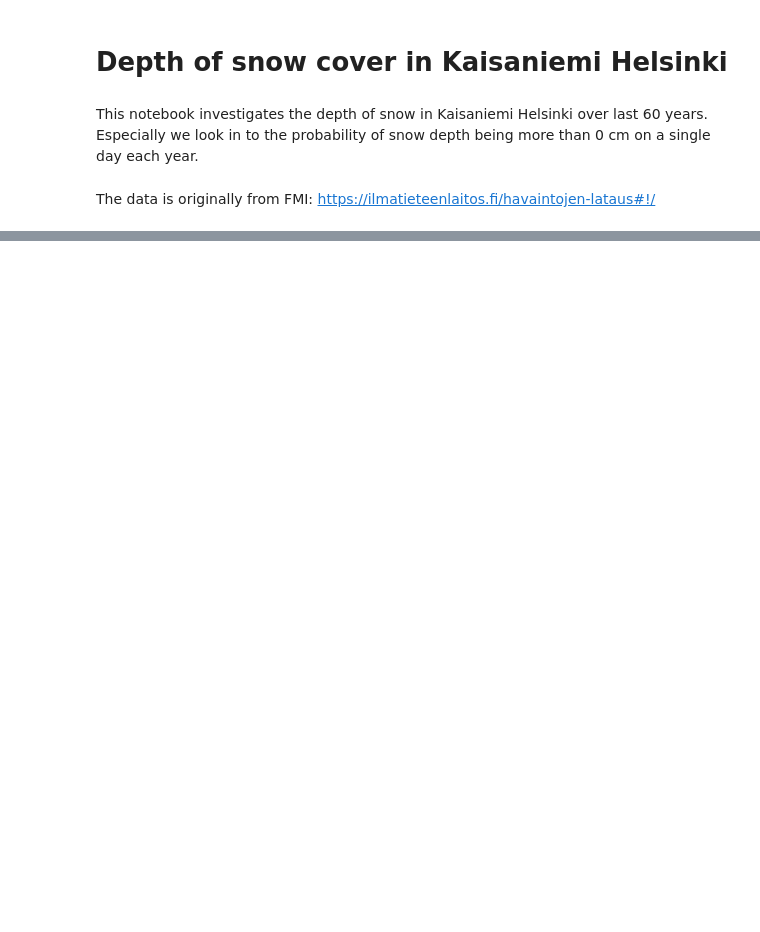
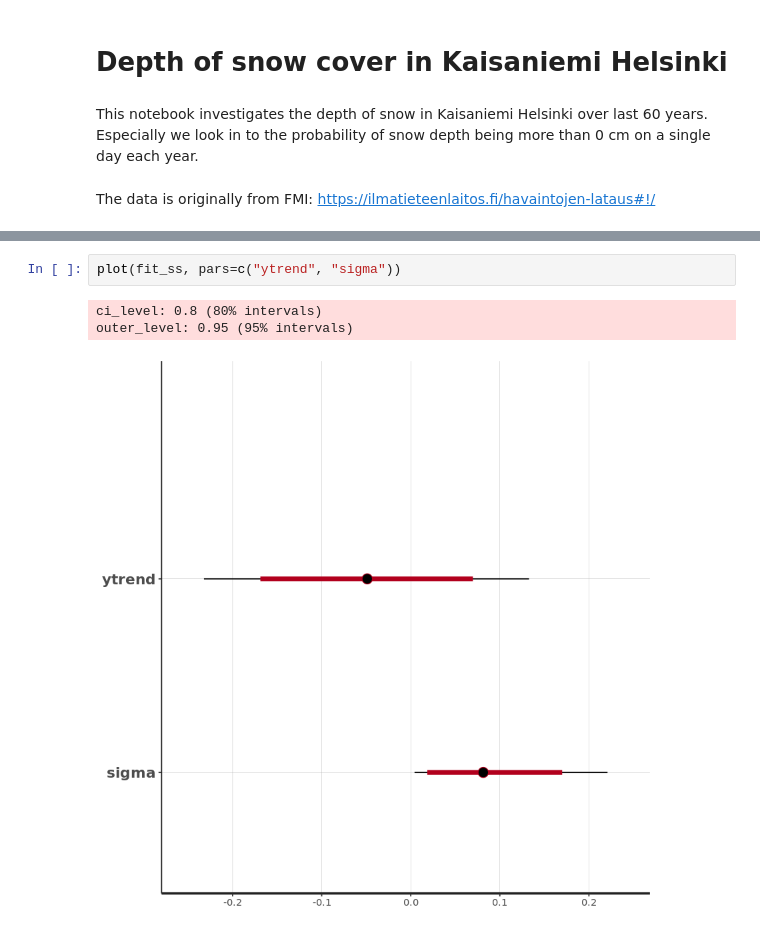
Before and after one commit to euxoa/ompeluseura, a Jupyter notebook: Kaisaniemi-Snow.ipynb, the cells around one changed output, grey strips where cells are left out. Saved outputs shown, nothing was run; the diff lists cells and outputs as text; blank space fills up the shorter version.

```diff
--- a/Kaisaniemi-Snow.ipynb
+++ b/Kaisaniemi-Snow.ipynb
@@ -113,0 +254,6 @@ hist(predictions)
+# %%
+plot(fit_ss, pars=c("ytrend", "sigma"))
+# %% [output]
+ci_level: 0.8 (80% intervals)
+outer_level: 0.95 (95% intervals)
+[figure, added]
```
Also changed, not shown: parts of 27 cells of this notebook.
